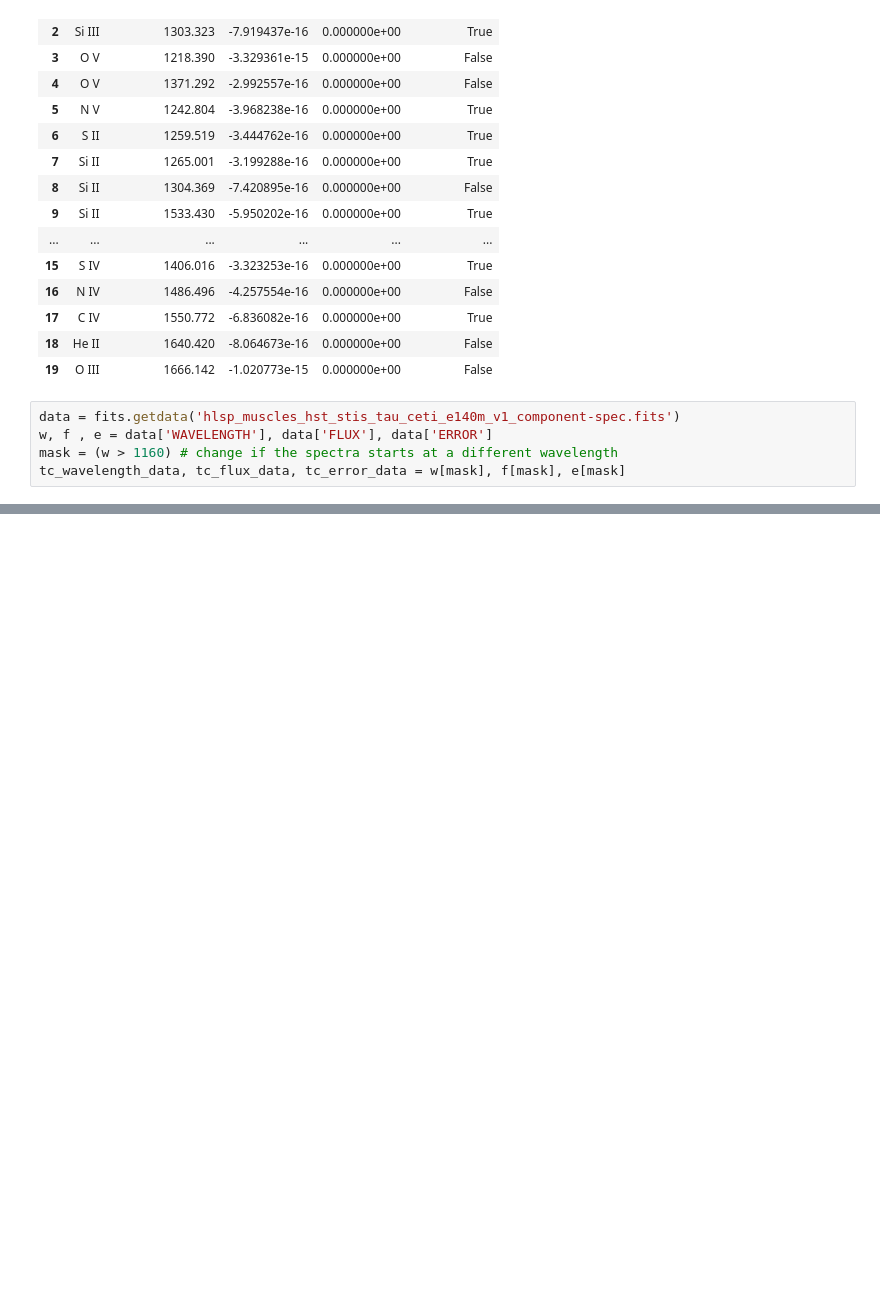
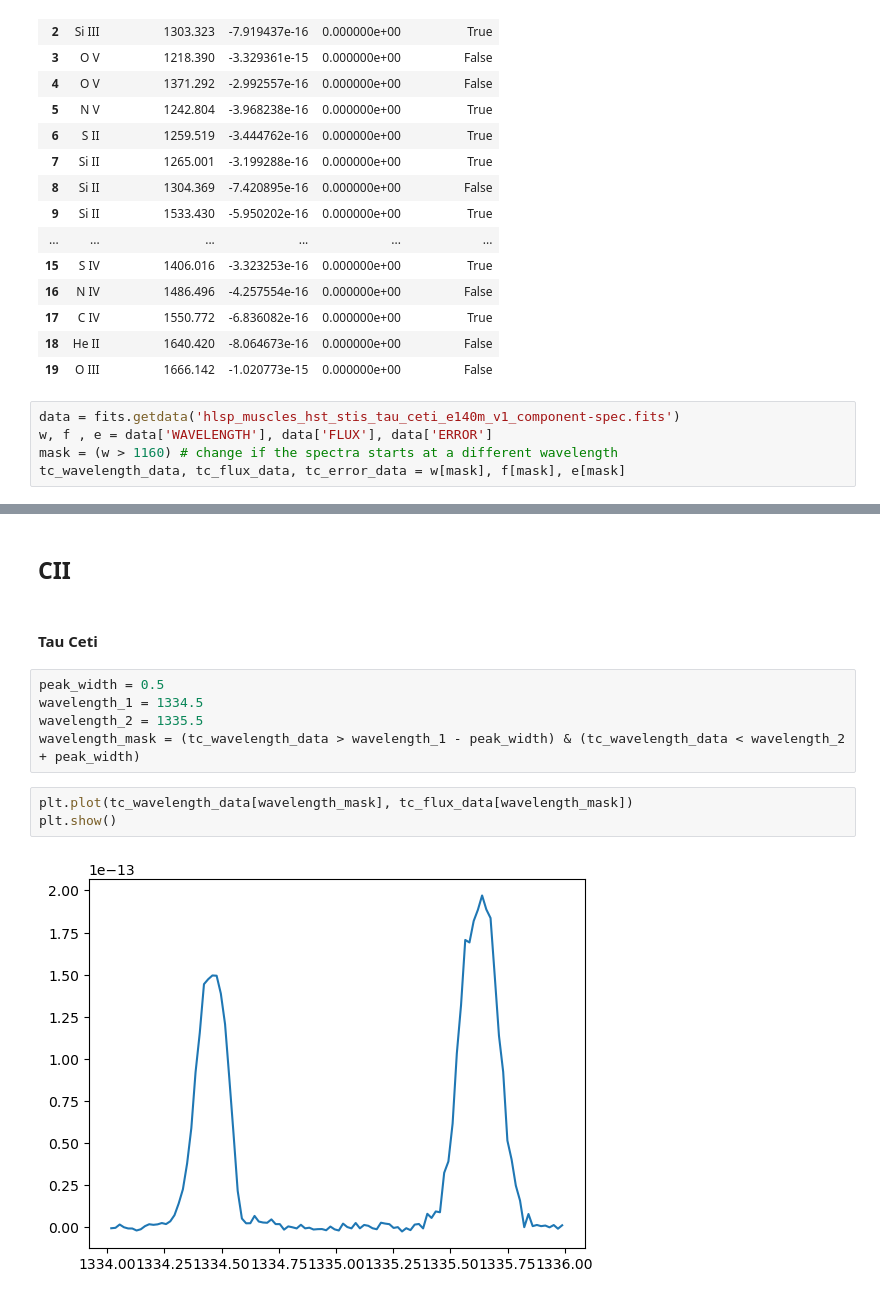
Before and after one commit to bellalongo/Star-Emission-Line-Flux, a Jupyter notebook: HD-191939/hd-191939.ipynb, the cells around one changed output, grey strips where cells are left out. Saved outputs shown, nothing was run; the diff lists cells and outputs as text; blank space fills up the shorter version.

```diff
--- a/HD-191939/hd-191939.ipynb
+++ b/HD-191939/hd-191939.ipynb
@@ -227,0 +100,14 @@ Ratio T-H: [0.47657132]
+# %% [markdown]
+## CII
+# %% [markdown]
+#### Tau Ceti
+# %%
+peak_width = 0.5
+wavelength_1 = 1334.5
+wavelength_2 = 1335.5
+wavelength_mask = (tc_wavelength_data > wavelength_1 - peak_width) & (tc_wavelength_data < wavelength_2 + peak_width)
+# %%
+plt.plot(tc_wavelength_data[wavelength_mask], tc_flux_data[wavelength_mask])
+plt.show()
+# %% [output]
+[figure, added]
```
Also changed, not shown: parts of 44 cells of this notebook.
